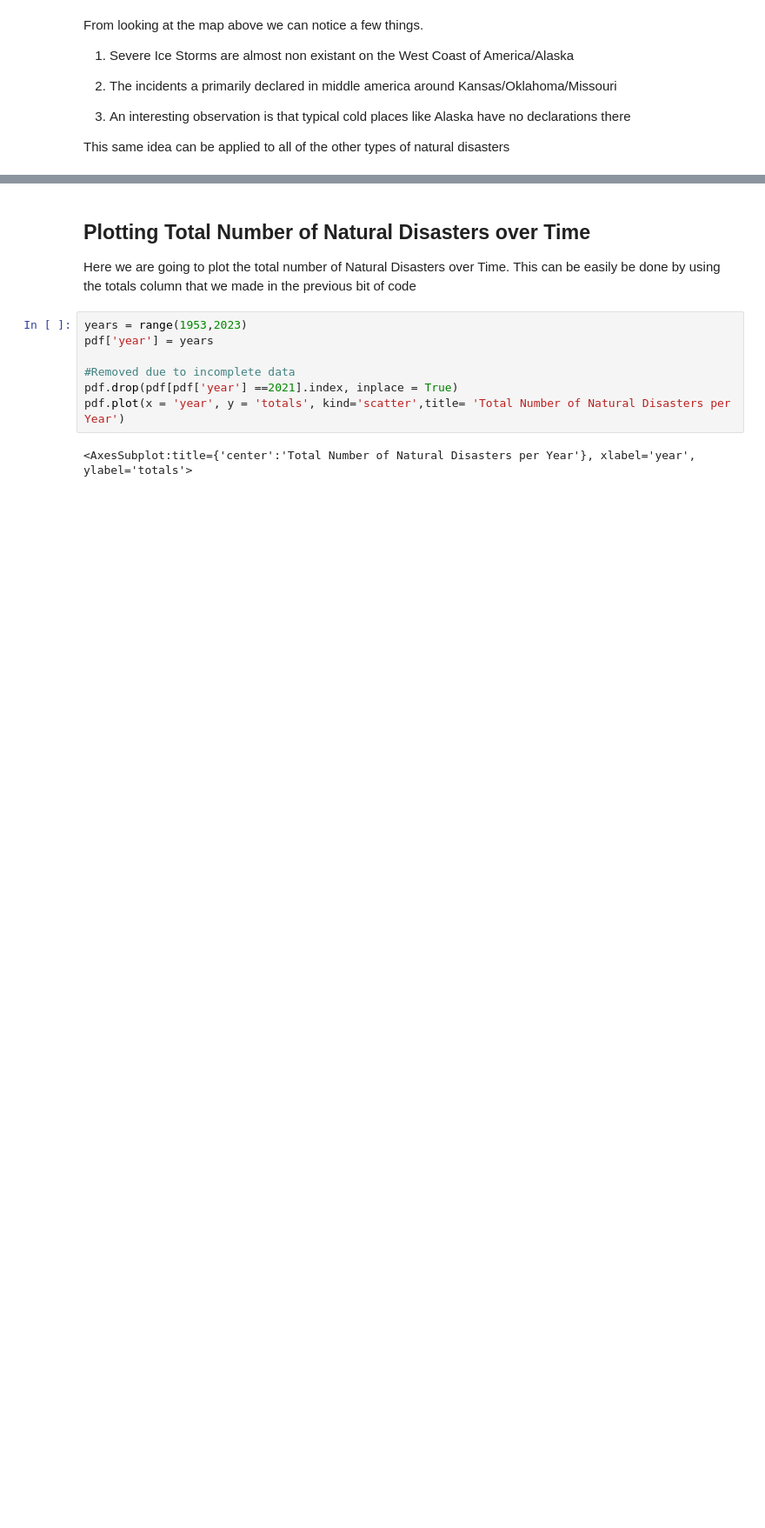
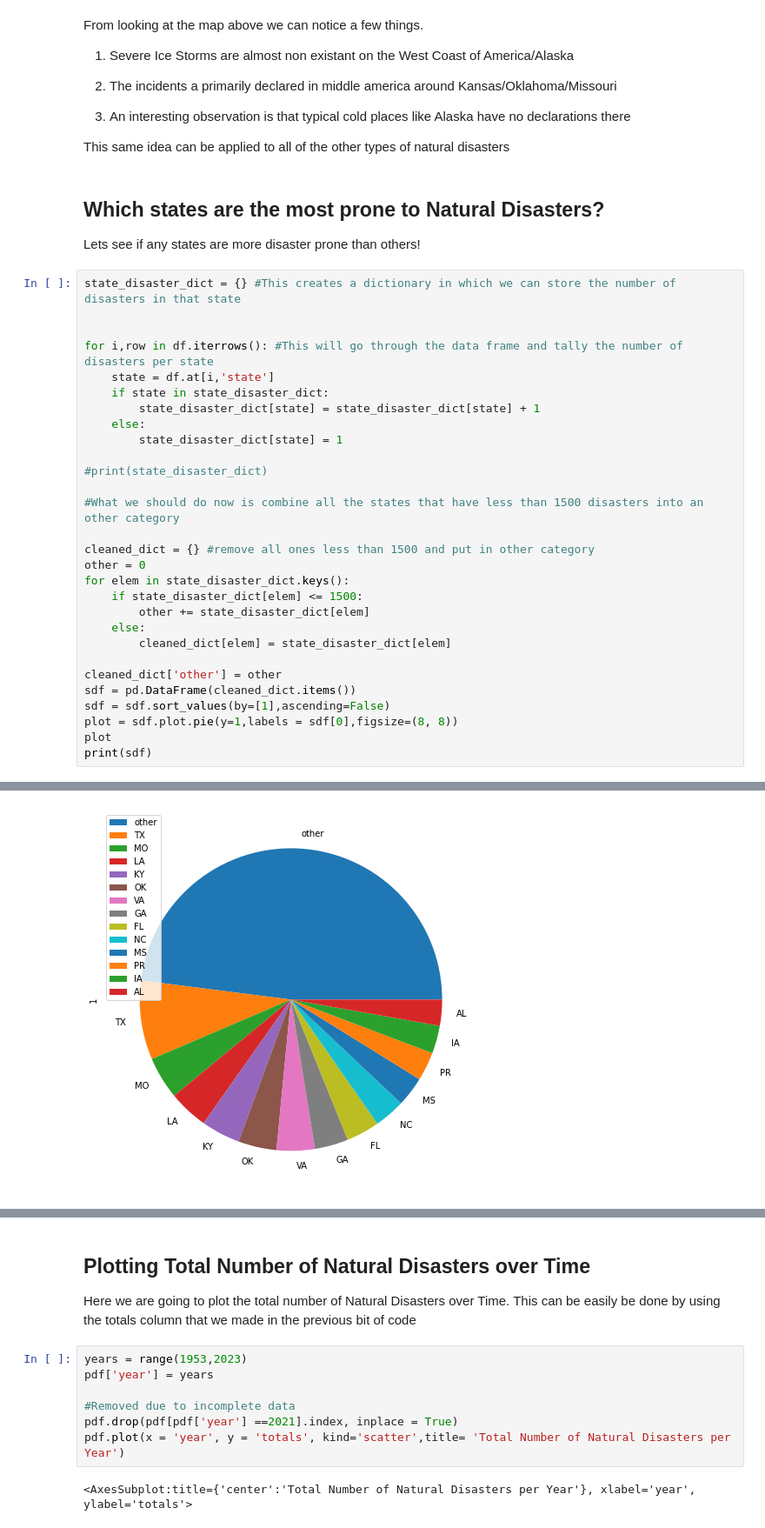
Before and after one commit to rvark2002/weather-proj, a Jupyter notebook: Natural Disaster Analysis.ipynb, the cells around one changed output, grey strips where cells are left out. Shown at 87% size. Drawn from its saved outputs; the diff is of its cells as text; blank space fills up the shorter version.

Commit message:
added pie charts

```diff
--- a/Natural Disaster Analysis.ipynb
+++ b/Natural Disaster Analysis.ipynb
@@ -386,3 +410,37 @@ From looking at the map above we can notice a few things.
 3) An interesting observation is that typical cold places like Alaska have no declarations there
 
 This same idea can be applied to all of the other types of natural disasters
+# %% [markdown]
+## Which states are the most prone to Natural Disasters?
+
+Lets see if any states are more disaster prone than others!
+# %%
+state_disaster_dict = {} #This creates a dictionary in which we can store the number of disasters in that state
+
+
+for i,row in df.iterrows(): #This will go through the data frame and tally the number of disasters per state
+    state = df.at[i,'state']
+    if state in state_disaster_dict:
+        state_disaster_dict[state] = state_disaster_dict[state] + 1
+    else:
+        state_disaster_dict[state] = 1
+
+#print(state_disaster_dict)
+
+#What we should do now is combine all the states that have less than 1500 disasters into an other category
+
+cleaned_dict = {} #remove all ones less than 1500 and put in other category
+other = 0
+for elem in state_disaster_dict.keys():
+    if state_disaster_dict[elem] <= 1500:
+        other += state_disaster_dict[elem]
+    else:
+        cleaned_dict[elem] = state_disaster_dict[elem]
+
+cleaned_dict['other'] = other
+sdf = pd.DataFrame(cleaned_dict.items())
+sdf = sdf.sort_values(by=[1],ascending=False)
+plot = sdf.plot.pie(y=1,labels = sdf[0],figsize=(8, 8))
+plot
+print(sdf)
+# %% [output]
@@ -388,0 +462 @@ This same idea can be applied to all of the other types of natural disasters
+[figure, added]
```
Also changed, not shown: parts of 16 cells of this notebook.
